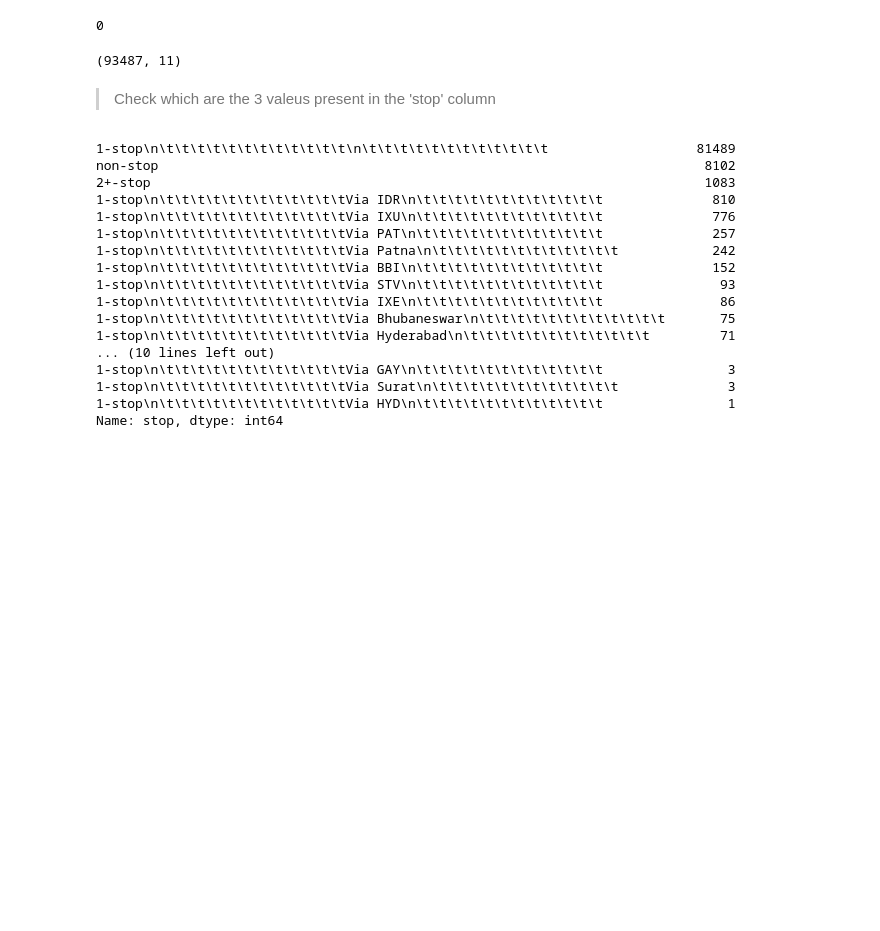
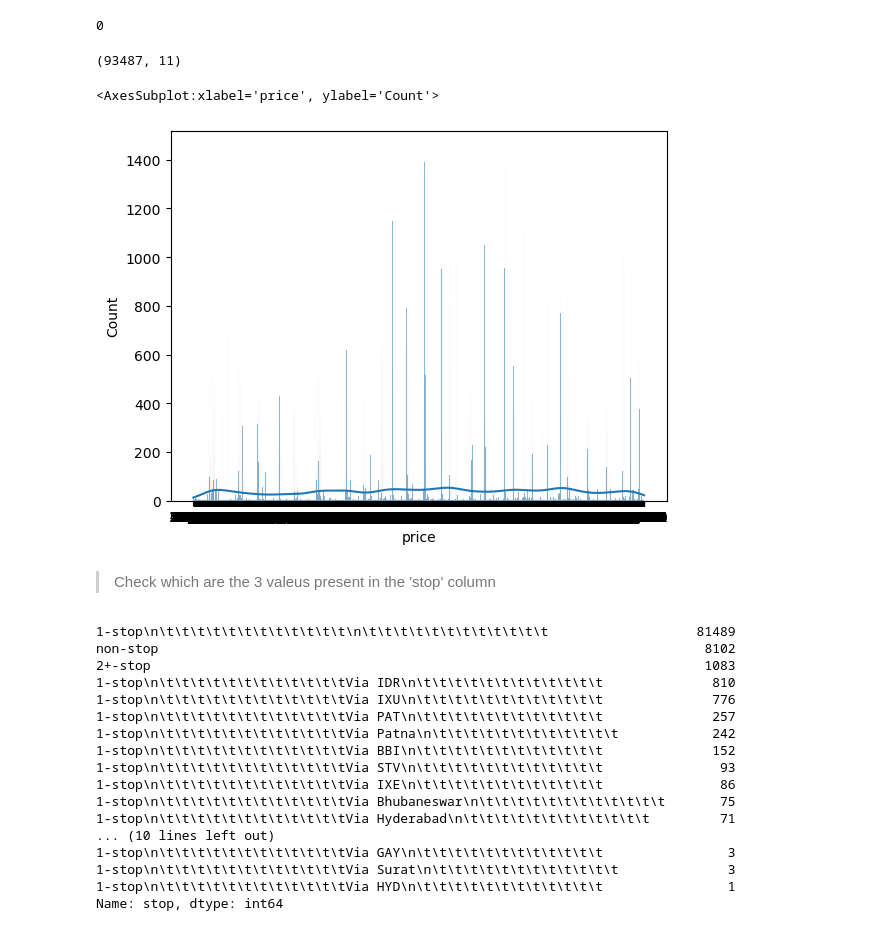
Before and after one commit to JulianaCBrum/MACHINE-LEARNING-, a Jupyter notebook: CA1_ML_Sem2.ipynb, the cells around one changed output. Cells and saved outputs as stored; diff of their text form; code cells hidden in the pictures; blank space fills up the shorter version.

```diff
--- a/CA1_ML_Sem2.ipynb
+++ b/CA1_ML_Sem2.ipynb
@@ -141,6 +141,11 @@ df.drop_duplicates(inplace=True)
 df.shape
 # %% [output]
 (93487, 11)
+# %%
+sns.histplot(data=df['price'] ,kde=True)
+# %% [output]
+<AxesSubplot:xlabel='price', ylabel='Count'>
+[figure, added]
 # %% [markdown]
 > Check which are the 3 valeus present in the 'stop' column
 # %%
```
Also changed, not shown: parts of 20 cells of this notebook.
